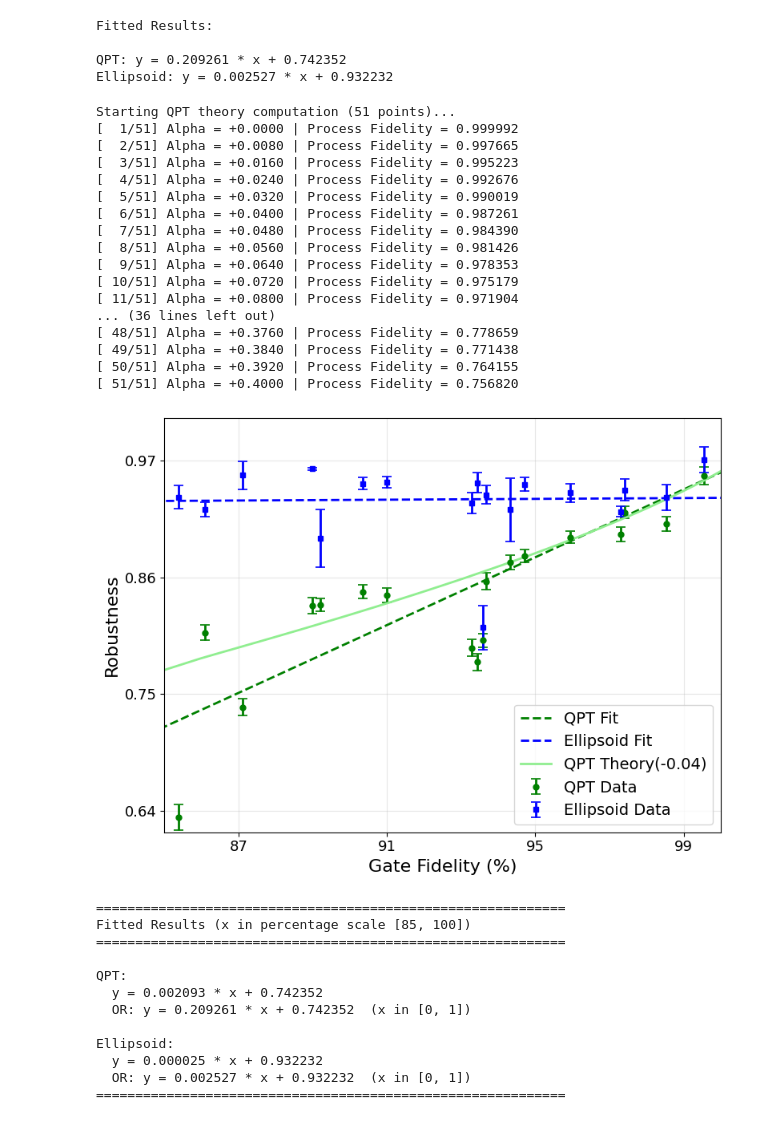
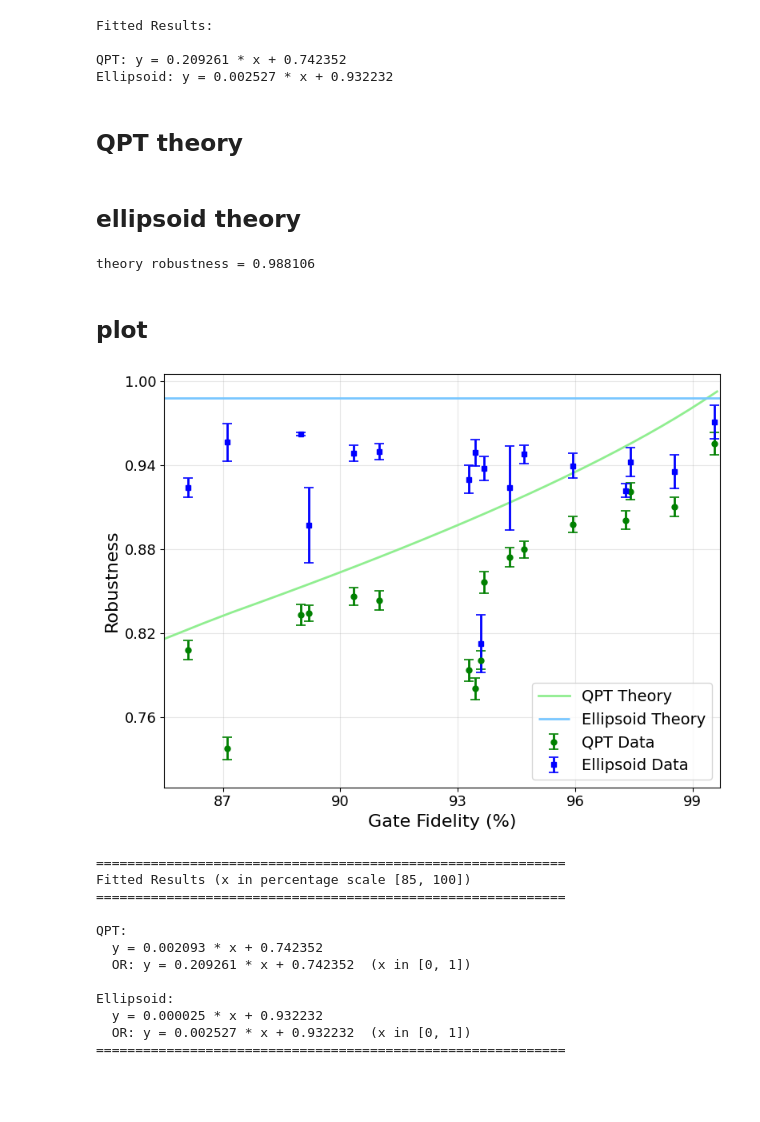
Before and after one commit to 44hsiang/quantum_memory_data, a Jupyter notebook: QPT_gate_error_vs_fidelity.ipynb, the cells around one changed output. Saved outputs shown, nothing was run; the diff lists cells and outputs as text; code cells hidden in the pictures; blank space fills up the shorter version.

```diff
--- a/QPT_gate_error_vs_fidelity.ipynb
+++ b/QPT_gate_error_vs_fidelity.ipynb
@@ -26,6 +28,6 @@ for idx in gate_error_idx:
 # %%
 from quam_libs.QPT_theory import compute_qpt_theory
 
-alphas = np.linspace(0, 0.5, 51)
-choi_matrices_list, theory_fidelities_list = compute_qpt_theory(alphas)
+alphas = np.linspace(0, 0.3, len(gate_error_idx))
+qpt_choi_matrices_list, qpt_theory_fidelities_list = compute_qpt_theory(alphas, q_meas=0.995,verbose=True)
 # %% [output]
@@ -102,38 +112,33 @@ Fitted Results:
 
 QPT: y = 0.209261 * x + 0.742352
 Ellipsoid: y = 0.002527 * x + 0.932232
-# %%
-from quam_libs.QPT_theory import compute_qpt_theory
-
-alphas = np.linspace(0, 0.4, 51)
-choi_matrices_list, theory_fidelities_list = compute_qpt_theory(alphas)
-theory_fidelities_list = np.array(theory_fidelities_list)*100
-# %% [output]
-Starting QPT theory computation (51 points)...
-[  1/51] Alpha = +0.0000 | Process Fidelity = 0.999992
-[  2/51] Alpha = +0.0080 | Process Fidelity = 0.997665
-[  3/51] Alpha = +0.0160 | Process Fidelity = 0.995223
-[  4/51] Alpha = +0.0240 | Process Fidelity = 0.992676
-[  5/51] Alpha = +0.0320 | Process Fidelity = 0.990019
-[  6/51] Alpha = +0.0400 | Process Fidelity = 0.987261
-[  7/51] Alpha = +0.0480 | Process Fidelity = 0.984390
-[  8/51] Alpha = +0.0560 | Process Fidelity = 0.981426
-[  9/51] Alpha = +0.0640 | Process Fidelity = 0.978353
-[ 10/51] Alpha = +0.0720 | Process Fidelity = 0.975179
-[ 11/51] Alpha = +0.0800 | Process Fidelity = 0.971904
-... (36 lines left out)
-[ 48/51] Alpha = +0.3760 | Process Fidelity = 0.778659
-[ 49/51] Alpha = +0.3840 | Process Fidelity = 0.771438
-[ 50/51] Alpha = +0.3920 | Process Fidelity = 0.764155
-[ 51/51] Alpha = +0.4000 | Process Fidelity = 0.756820
+# %% [markdown]
+## QPT theory
 # %%
 from quam_libs.analyzer import QuantumMemoryAnalyze
-QPT_theory_robustness_list = []
+qpt_theory_robustness_list = []
 
-for J in choi_matrices_list:
+for J in qpt_choi_matrices_list:
     theory_robustness = QuantumMemoryAnalyze.memory_robustness(0.5*J) # 0.5 is for normalization purpose.
-    QPT_theory_robustness_list.append(theory_robustness)
-QPT_theory_robustness_list = np.array(QPT_theory_robustness_list)
+    qpt_theory_robustness_list.append(theory_robustness)
+qpt_theory_robustness_list = np.array(qpt_theory_robustness_list)
+# %% [markdown]
+## ellipsoid theory
+# %%
+from quam_libs.ellipsoid_theory import simulate_markovian_robustness
+ellipsoid_theortic_value = simulate_markovian_robustness(
+        t1=16e-6,
+        t2=10e-6,
+        t_delay=16e-9,
+        error=0.005,
+        n_points=200,
+        return_details=False,
+    )
+print(f"theory robustness = {ellipsoid_theortic_value:.6g}")
+# %% [output]
+theory robustness = 0.988106
+# %% [markdown]
+## plot
 # %%
 # Convert to percentage scale for plotting (multiply by 100)
 x_plot = x_data * 100
@@ -146,56 +151,49 @@ ax.errorbar(x_plot, QPT_y, yerr=QPT_err,
                     linestyle='none', fmt='o', markersize=5, markerfacecolor='green',
                     markeredgecolor='green', ecolor='green', elinewidth=2, capsize=4, capthick=1.2,
                     label='QPT Data')
-ax.plot(x_fit_plot, QPT_y_fit, 'g--', linewidth=2, label='QPT Fit')
+ax.plot(np.array(qpt_theory_fidelities_list)*100,qpt_theory_robustness_list, color='#90EE90', linewidth=2, label='QPT Theory') #  is for better visual alignment with experimental data
 
 # Plot Ellipsoid data
 ax.errorbar(x_plot, ellipsoid_y, yerr=ellipsoid_err,
                     linestyle='none', fmt='s', markersize=5, markerfacecolor='blue',
                     markeredgecolor='blue', ecolor='blue', elinewidth=2, capsize=4, capthick=1.2,
                     label='Ellipsoid Data')
-ax.plot(x_fit_plot, ellipsoid_y_fit, 'b--', linewidth=2, label='Ellipsoid Fit')
-
-#plot theory data
-gate_error = np.linspace(0,0.4,100)
-ax.plot(theory_fidelities_list,QPT_theory_robustness_list-0.04, color='#90EE90', linewidth=2, label='QPT Theory(-0.04)') # -0.04 is for better visual alignment with experimental data
-
-# ax.plot(np.array(fidelities)*100, robustness_list, marker='o', linestyle='-', color='r', label='MLE Reconstructed')
-
+ax.hlines(ellipsoid_theortic_value, xmin=85, xmax=100, colors="#79c7ffff", linewidth=2, label='Ellipsoid Theory') # Horizontal line for ellipsoid theory
 
 # Customize plot
-ax.set_xlim(85, 100)
-ax.set_ylim(0.62, 1.01)
+ax.set_xlim(85.5, 99.7)
+ax.set_ylim(0.71, 1.005)
 ax.set_xlabel('Gate Fidelity (%)', fontsize=16)
 ax.set_ylabel('Robustness', fontsize=16)
 ax.tick_params(axis='x', labelsize=13)
 ax.tick_params(axis='y', labelsize=13)
-ax.set_xticks([87, 91 ,95, 99])
-ax.set_yticks([0.64, 0.75, 0.86, 0.97])
+ax.set_xticks([87, 90 ,93 ,96, 99])
+ax.set_yticks([0.76,0.82, 0.88, 0.94, 1])
 ax.grid(True, alpha=0.3)
 ax.legend(fontsize=14)
 
 plt.tight_layout()
-plt.savefig('paper_figure/FIg2.pdf',dpi=600,bbox_inches='tight')
+# plt.savefig('paper_figure/FIg2.pdf',dpi=600,bbox_inches='tight')
 plt.show()
 
 # Print fit results
 print(f"\n{'='*60}")
 print(f"Fitted Results (x in percentage scale [85, 100])")
 print(f"{'='*60}")
 a_QPT = p_QPT.coef[1] / 100
 b_QPT = p_QPT.coef[0]
 print(f"\nQPT:")
 print(f"  y = {a_QPT:.6f} * x + {b_QPT:.6f}")
 print(f"  OR: y = {p_QPT.coef[1]:.6f} * x + {b_QPT:.6f}  (x in [0, 1])")
 
 a_ellipsoid = p_ellipsoid.coef[1] / 100
 b_ellipsoid = p_ellipsoid.coef[0]
 print(f"\nEllipsoid:")
 print(f"  y = {a_ellipsoid:.6f} * x + {b_ellipsoid:.6f}")
 print(f"  OR: y = {p_ellipsoid.coef[1]:.6f} * x + {b_ellipsoid:.6f}  (x in [0, 1])")
 print(f"{'='*60}")
 # %% [output]
-[figure, old version]
+[figure, new version]
 ============================================================
 Fitted Results (x in percentage scale [85, 100])
 ============================================================
```
Also changed, not shown: parts of 9 cells of this notebook, 4 other files.
